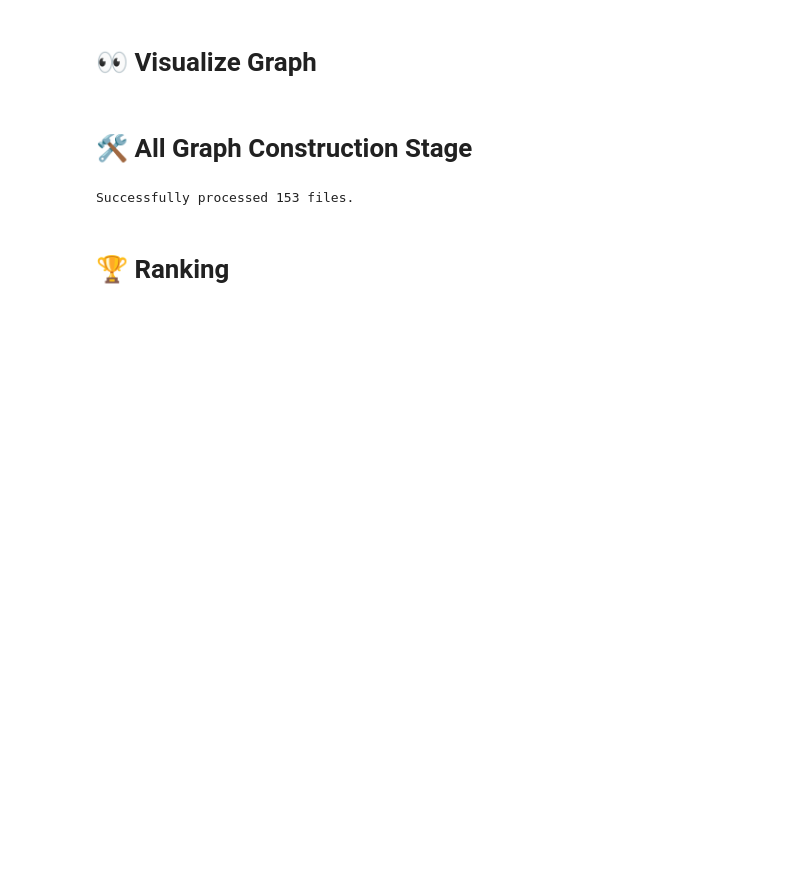
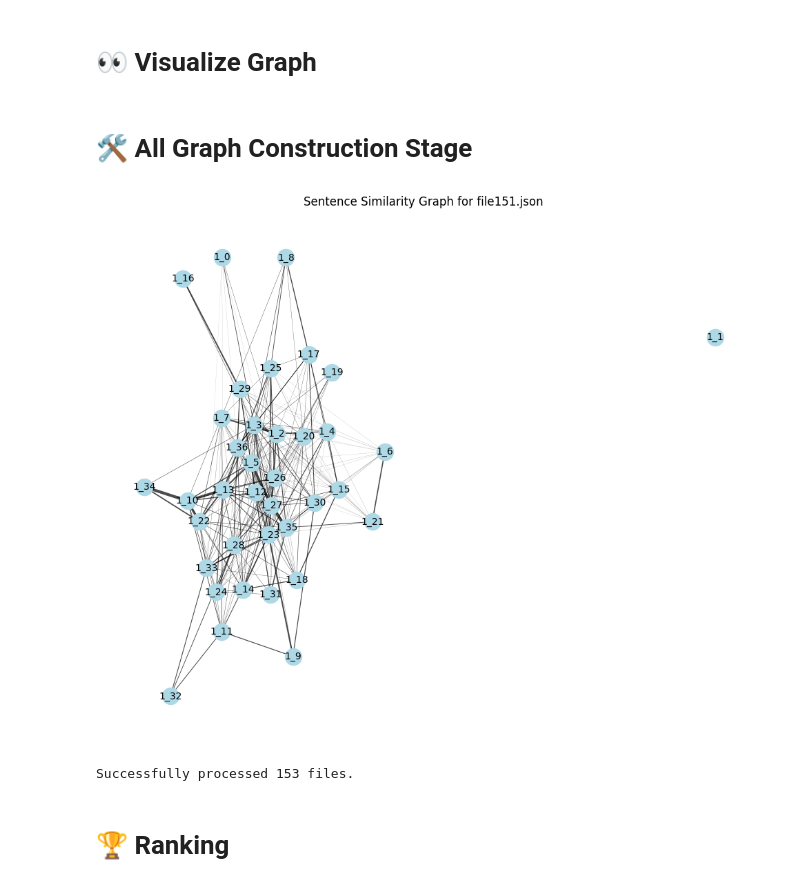
Before and after one commit to lamaNase/Enhancing-Extractive-Graph-Based-Arabic-Text-Summarization, a Jupyter notebook: tf-isf-model.ipynb, the cells around one changed output. Drawn from its saved outputs; the diff is of its cells as text; code cells hidden in the pictures; blank space fills up the shorter version.

```diff
--- a/tf-isf-model.ipynb
+++ b/tf-isf-model.ipynb
@@ -31,13 +31,16 @@ from rouge import Rouge
 representation_technique = "tf-isf"
 n_grams = 1
 similarity_measure = 1 # 1 means original cosine similarity and 2 means modifed cosine similarity
-with_edge_thresholding = False
-edge_weight_threshold = 0.05
-summary_ratio = 0.3
+with_edge_thresholding = True
+edge_weight_threshold = 0.02
+# summary ratio now is adaptive
+#summary_ratio = 0.3
 ranking_method = 2 # 1 means degree centrality and 2 means textrank and 3 means pagerank
+alpha = 0.54
 max_iterations = 10
 with_redundancy_reduction = False
 redundancy_threshold = 0.5
+print_file = "file151.json"
 # %% [markdown]
 # 📂 Load JSON Data and Extract Sentences with Indexing
 # %%
@@ -300,7 +303,7 @@ def build_graph(sentence_data, title_text, keyphrase_scores):
 # %% [markdown]
 # 👀 Visualize Graph
 # %%
-def visualize_graph(G, filename):
+def visualize_graph(G, filename=print_file):
     """Visualize the graph and display in the console."""
     plt.figure(figsize=(12, 10))
 
@@ -371,7 +374,8 @@ def process_file(file_path, scores_folder):
         keyphrase_scores
     )
 
-    #visualize_graph(graph, filename)
+    if filename == print_file:
+        visualize_graph(graph)
 
     return {
         'graph': graph,
@@ -391,33 +395,34 @@ def process_all_files(folder_path, scores_folder):
         folder_path: Path to the folder containing document JSON files
         scores_folder: Path to the folder containing sentence scores
         threshold: Minimum similarity threshold for creating graph edges
         ngram_size: Size of n-grams to use for TF-ISF calculation
 
     Returns:
         Dictionary of processing results by filename
     """
     results = {}
 
     # Get all JSON files in the folder
     file_paths = glob.glob(os.path.join(folder_path, "*.json"))
 
     for file_path in file_paths:
         result = process_file(file_path, scores_folder)
         if result:
             results[result['filename']] = result
 
     return results
 
 
 # Example usage
 if __name__ == "__main__":
     documents_folder = "/kaggle/input/graduation-project/preprocessed_classical"
     scores_folder = "/kaggle/input/graduation-project/sentence_scores"
 
     results = process_all_files(documents_folder, scores_folder)
 
     print(f"Successfully processed {len(results)} files.")
 # %% [output]
+[figure, added]
 Successfully processed 153 files.
 # %% [markdown]
 # 🏆 Ranking
```
Also changed, not shown: parts of 5 cells of this notebook.
